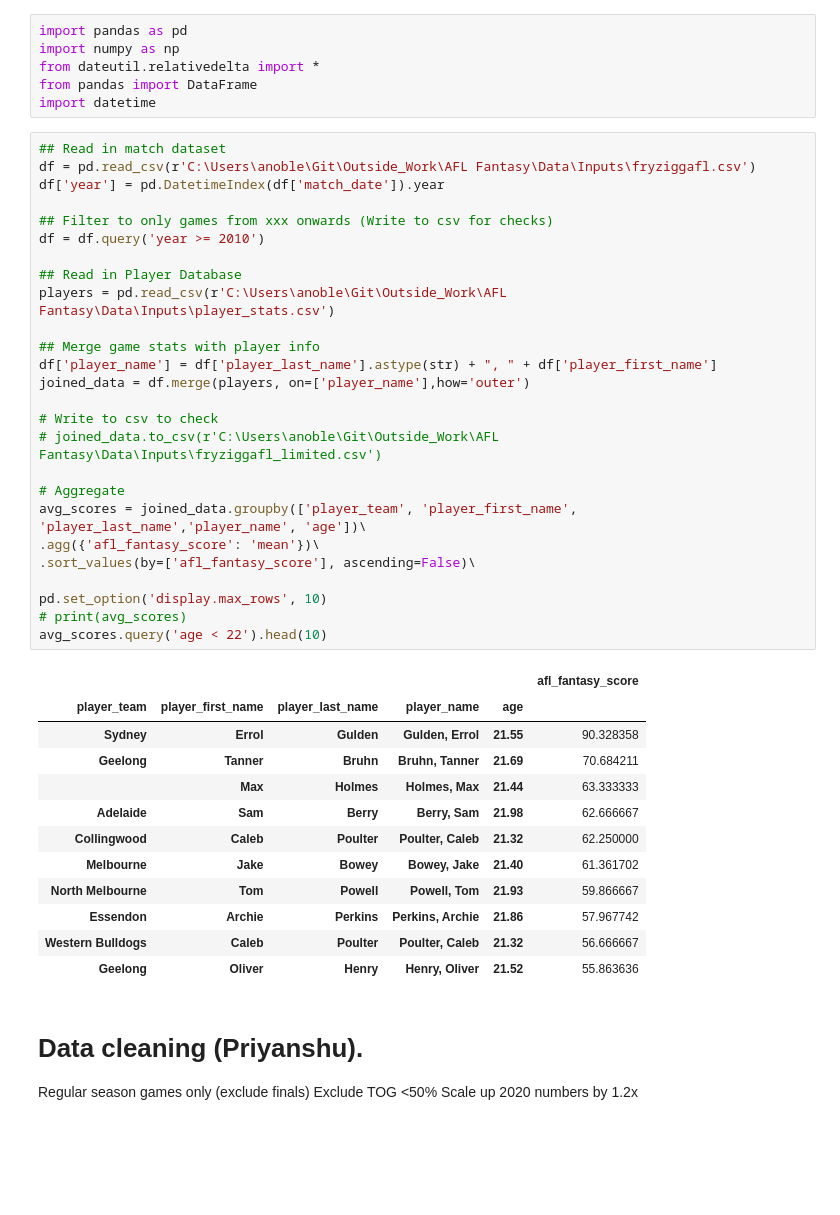
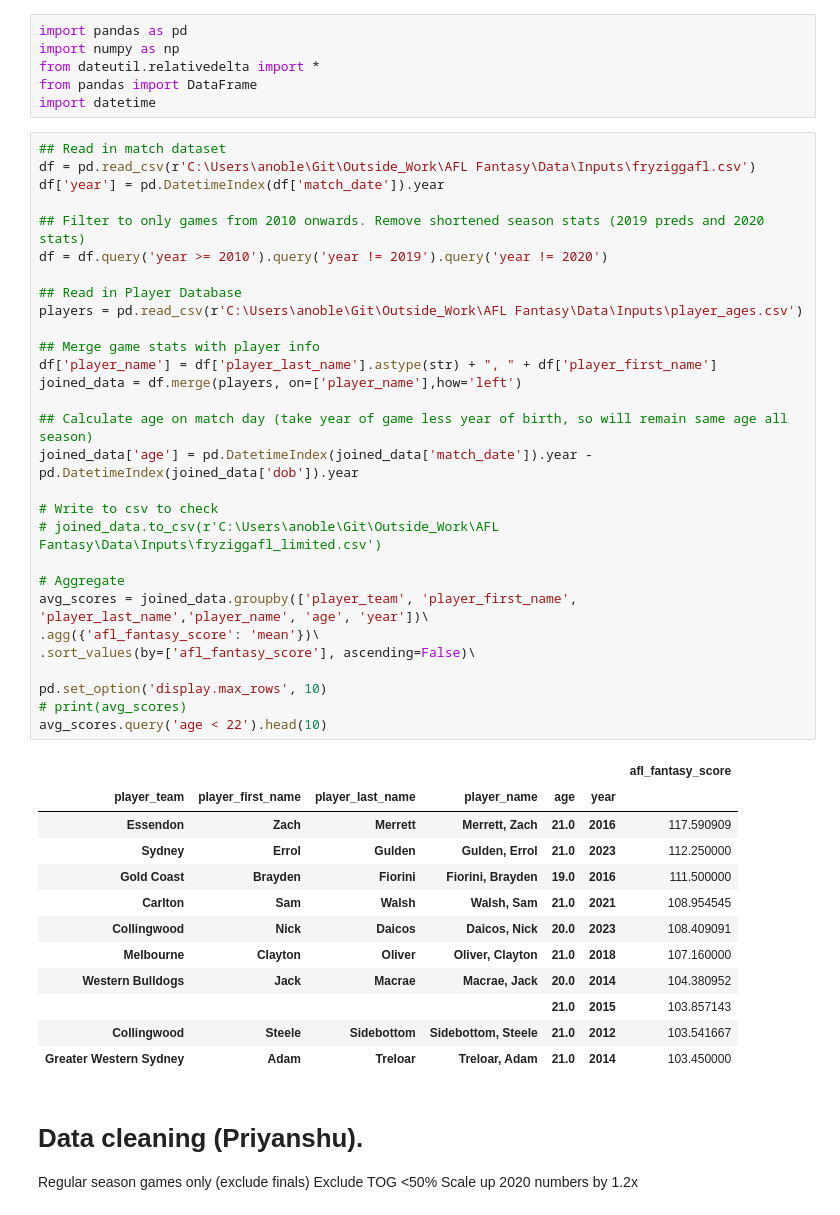
Before and after one commit to malikpri90/Outside_Work, a Jupyter notebook: AFL Fantasy/Factor_build.ipynb, the cells around one changed output. Saved outputs shown, nothing was run; the diff lists cells and outputs as text; blank space fills up the shorter version.

```diff
--- a/AFL Fantasy/Factor_build.ipynb
+++ b/AFL Fantasy/Factor_build.ipynb
@@ -7,42 +7,45 @@ import datetime
 # %%
 ## Read in match dataset
 df = pd.read_csv(r'C:\Users\anoble\Git\Outside_Work\AFL Fantasy\Data\Inputs\fryziggafl.csv')
 df['year'] = pd.DatetimeIndex(df['match_date']).year
 
-## Filter to only games from xxx onwards (Write to csv for checks)
-df = df.query('year >= 2010')
+## Filter to only games from 2010 onwards. Remove shortened season stats (2019 preds and 2020 stats)
+df = df.query('year >= 2010').query('year != 2019').query('year != 2020')
 
 ## Read in Player Database
-players = pd.read_csv(r'C:\Users\anoble\Git\Outside_Work\AFL Fantasy\Data\Inputs\player_stats.csv')
+players = pd.read_csv(r'C:\Users\anoble\Git\Outside_Work\AFL Fantasy\Data\Inputs\player_ages.csv')
 
 ## Merge game stats with player info
 df['player_name'] = df['player_last_name'].astype(str) + ", " + df['player_first_name']
-joined_data = df.merge(players, on=['player_name'],how='outer')
+joined_data = df.merge(players, on=['player_name'],how='left')
+
+## Calculate age on match day (take year of game less year of birth, so will remain same age all season)
+joined_data['age'] = pd.DatetimeIndex(joined_data['match_date']).year - pd.DatetimeIndex(joined_data['dob']).year
 
 # Write to csv to check
 # joined_data.to_csv(r'C:\Users\anoble\Git\Outside_Work\AFL Fantasy\Data\Inputs\fryziggafl_limited.csv')
 
 # Aggregate
-avg_scores = joined_data.groupby(['player_team', 'player_first_name', 'player_last_name','player_name', 'age'])\
+avg_scores = joined_data.groupby(['player_team', 'player_first_name', 'player_last_name','player_name', 'age', 'year'])\
 .agg({'afl_fantasy_score': 'mean'})\
 .sort_values(by=['afl_fantasy_score'], ascending=False)\
 
 pd.set_option('display.max_rows', 10)
 # print(avg_scores)
 avg_scores.query('age < 22').head(10)
 # %% [output]
-|  |  |  |  |  | afl_fantasy_score |
-| player_team | player_first_name | player_last_name | player_name | age |  |
-| Sydney | Errol | Gulden | Gulden, Errol | 21.55 | 90.328358 |
-| Geelong | Tanner | Bruhn | Bruhn, Tanner | 21.69 | 70.684211 |
-|  | Max | Holmes | Holmes, Max | 21.44 | 63.333333 |
-| Adelaide | Sam | Berry | Berry, Sam | 21.98 | 62.666667 |
-| Collingwood | Caleb | Poulter | Poulter, Caleb | 21.32 | 62.250000 |
-| Melbourne | Jake | Bowey | Bowey, Jake | 21.40 | 61.361702 |
-| North Melbourne | Tom | Powell | Powell, Tom | 21.93 | 59.866667 |
-| Essendon | Archie | Perkins | Perkins, Archie | 21.86 | 57.967742 |
-| Western Bulldogs | Caleb | Poulter | Poulter, Caleb | 21.32 | 56.666667 |
-| Geelong | Oliver | Henry | Henry, Oliver | 21.52 | 55.863636 |
+|  |  |  |  |  |  | afl_fantasy_score |
+| player_team | player_first_name | player_last_name | player_name | age | year |  |
+| Essendon | Zach | Merrett | Merrett, Zach | 21.0 | 2016 | 117.590909 |
+| Sydney | Errol | Gulden | Gulden, Errol | 21.0 | 2023 | 112.250000 |
+| Gold Coast | Brayden | Fiorini | Fiorini, Brayden | 19.0 | 2016 | 111.500000 |
+| Carlton | Sam | Walsh | Walsh, Sam | 21.0 | 2021 | 108.954545 |
+| Collingwood | Nick | Daicos | Daicos, Nick | 20.0 | 2023 | 108.409091 |
+| Melbourne | Clayton | Oliver | Oliver, Clayton | 21.0 | 2018 | 107.160000 |
+| Western Bulldogs | Jack | Macrae | Macrae, Jack | 20.0 | 2014 | 104.380952 |
+|  |  |  |  | 21.0 | 2015 | 103.857143 |
+| Collingwood | Steele | Sidebottom | Sidebottom, Steele | 21.0 | 2012 | 103.541667 |
+| Greater Western Sydney | Adam | Treloar | Treloar, Adam | 21.0 | 2014 | 103.450000 |
 # %% [markdown]
 # Data cleaning (Priyanshu).
 Regular season games only (exclude finals)
```
Also changed, not shown: parts of 12 cells of this notebook, 1 other file.
